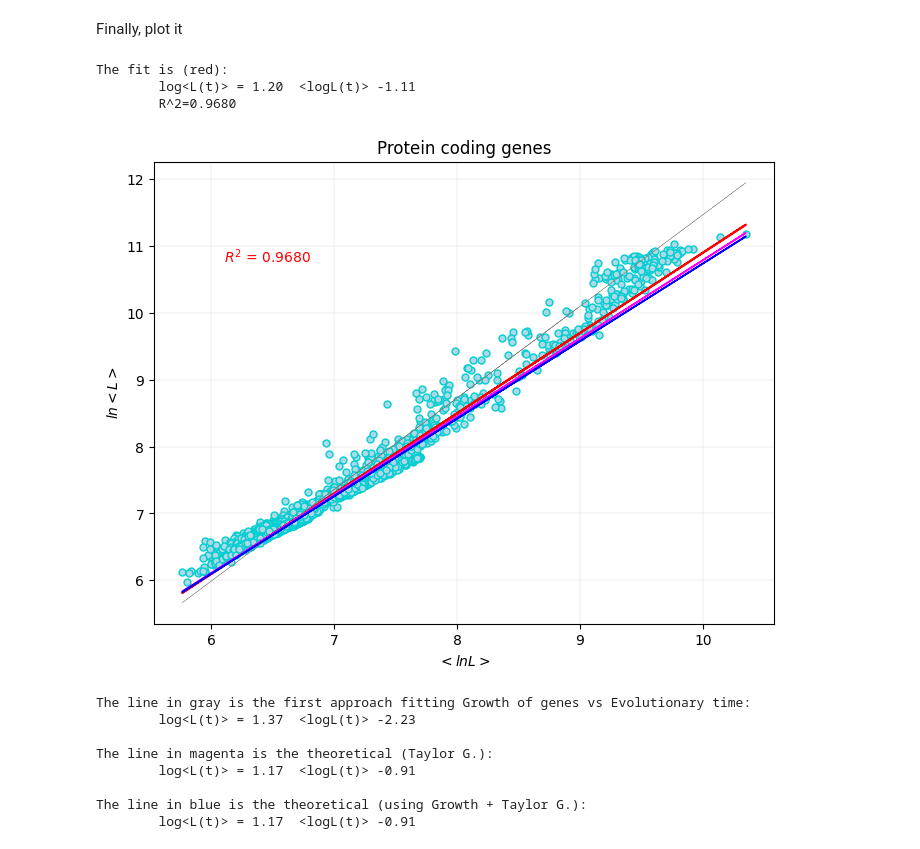
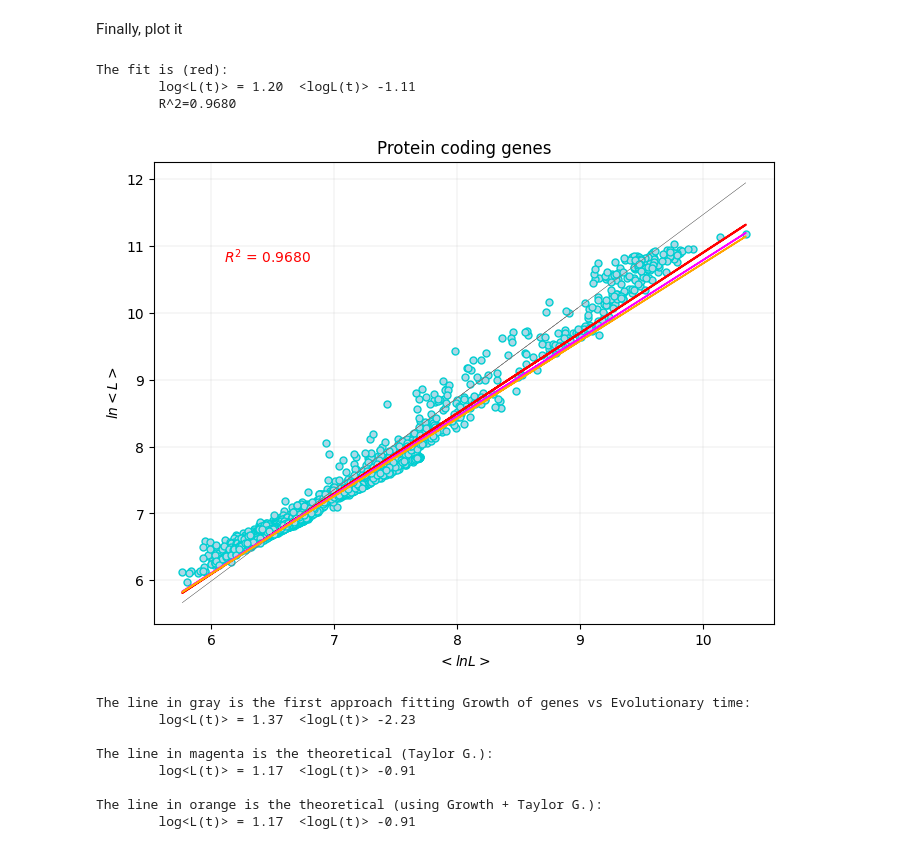
Before and after one commit to emuro/borrador, a Jupyter notebook: main_work/suppl_work/meanOfLn_lnOfMean_workinOn.ipynb, the cells around one changed output. Saved outputs shown, nothing was run; the diff lists cells and outputs as text; code cells hidden in the pictures.

```diff
--- a/main_work/suppl_work/meanOfLn_lnOfMean_workinOn.ipynb
+++ b/main_work/suppl_work/meanOfLn_lnOfMean_workinOn.ipynb
@@ -90,36 +90,36 @@ Finally, plot it
 # %%
 #plt.style.use('fivethirtyeight')
 plt.figure(figsize=(8,6))
 plt.grid(True, linewidth=0.15)
 plt.scatter(col_x, col_y, s=25., alpha=1., color="lightblue", edgecolors='darkturquoise', data=df2plot) #c='c', s='d'
 if bool_show_regression:
     df2plot["regression_line"] = m * df2plot[col_x] + b
     df2plot["theoretical_regression_fromGrowth"] = 1.37 * df2plot[col_x] - 2.23
     df2plot["theoretical_regression_fromTaylor"] = 1.17 * df2plot[col_x] - 0.91
     df2plot["theoretical_regression_fromAll"]    = 1.16 * df2plot[col_x] - 0.86
 
     plt.plot(df2plot[col_x].to_list(), df2plot["regression_line"].to_list(), c='red', linewidth=1.5)
     plt.plot(df2plot[col_x].to_list(), df2plot["theoretical_regression_fromGrowth"].to_list(), c='gray', linewidth=.25)
     plt.plot(df2plot[col_x].to_list(), df2plot["theoretical_regression_fromTaylor"].to_list(), c='magenta', linewidth=1.25)
-    plt.plot(df2plot[col_x].to_list(), df2plot["theoretical_regression_fromAll"].to_list(), c='blue', linewidth=1.25)
+    plt.plot(df2plot[col_x].to_list(), df2plot["theoretical_regression_fromAll"].to_list(), c='orange', linewidth=1.25)
     in_txt = '$R^{2}$ = ' + '{:2.4f}'.format(r_value**2)
     plt.text(6.1, 10.75, in_txt, color="red") # R^2
     print("The fit is (red):\n\tlog<L(t)> =", '{:2.2f}'.format(m), " <logL(t)>", '{:2.2f}'.format(b), '\n\tR^2=' + '{:2.4f}'.format(r_value**2))
 plt.xlabel(x_lab)
 plt.ylabel(y_lab)
 plt.title(title)
 plt.show()
 # %% [output]
 The fit is (red):
         log<L(t)> = 1.20  <logL(t)> -1.11
         R^2=0.9680
-[figure, old version]
+[figure, new version]
 # %%
 print("The line in gray is the first approach fitting Growth of genes vs Evolutionary time:\n\tlog<L(t)> =", '{:2.2f}'.format(1.37), " <logL(t)>", '{:2.2f}'.format(-2.23), '\n')
 
 print("The line in magenta is the theoretical (Taylor G.):\n\tlog<L(t)> =", '{:2.2f}'.format(1.17), " <logL(t)>", '{:2.2f}'.format(-0.91), '\n')
 
-print("The line in blue is the theoretical (using Growth + Taylor G.):\n\tlog<L(t)> =", '{:2.2f}'.format(1.17), " <logL(t)>", '{:2.2f}'.format(-0.91), '\n')
+print("The line in orange is the theoretical (using Growth + Taylor G.):\n\tlog<L(t)> =", '{:2.2f}'.format(1.17), " <logL(t)>", '{:2.2f}'.format(-0.91), '\n')
 # %% [output]
 The line in gray is the first approach fitting Growth of genes vs Evolutionary time:
         log<L(t)> = 1.37  <logL(t)> -2.23
@@ -127,5 +127,5 @@ The line in gray is the first approach fitting Growth of genes vs Evolutionary t
 The line in magenta is the theoretical (Taylor G.):
         log<L(t)> = 1.17  <logL(t)> -0.91
 
-The line in blue is the theoretical (using Growth + Taylor G.):
+The line in orange is the theoretical (using Growth + Taylor G.):
         log<L(t)> = 1.17  <logL(t)> -0.91
```
Also changed, not shown: parts of 1 cell of this notebook.
